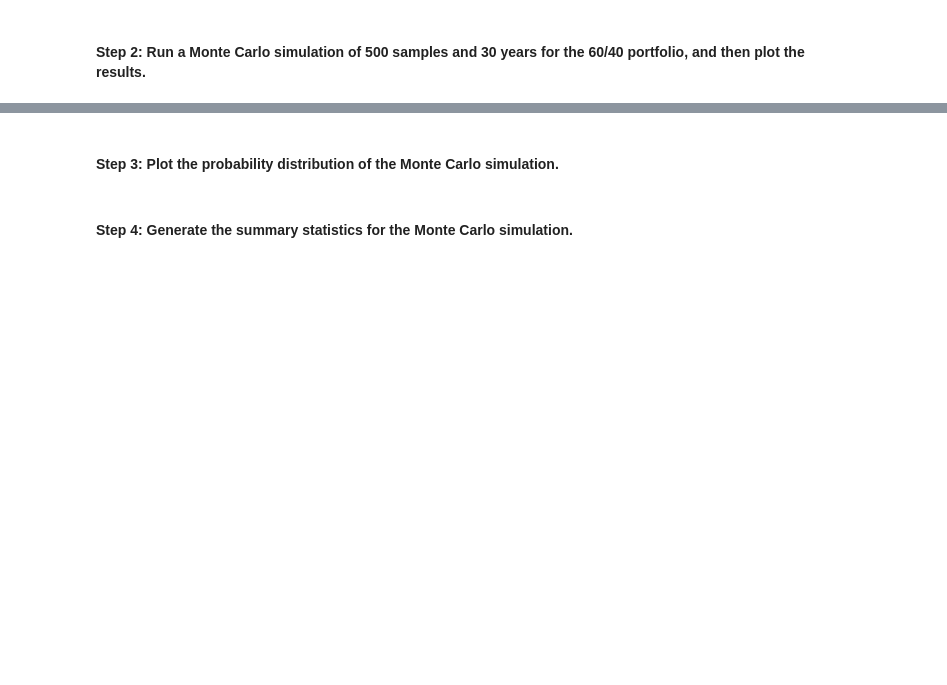
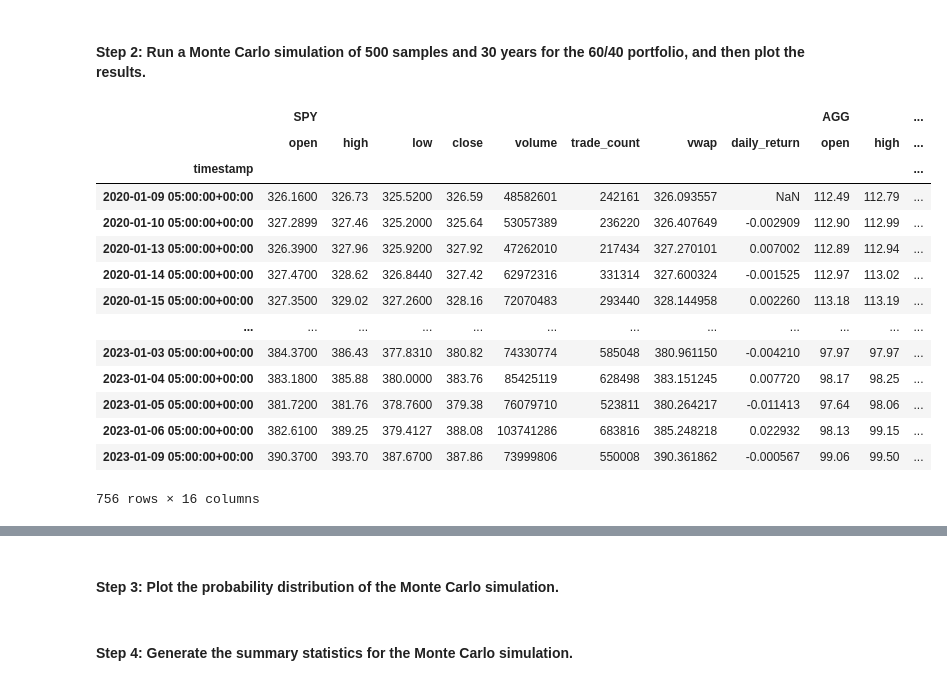
Before and after one commit to marvinlee100/Module_5_Challenge_FINAL, a Jupyter notebook: Challenge_Files/financial_planning_tools.ipynb, the cells around one changed output, grey strips where cells are left out. Drawn from its saved outputs; the diff is of its cells as text; code cells hidden in the pictures; blank space fills up the shorter version.

```diff
--- a/Challenge_Files/financial_planning_tools.ipynb
+++ b/Challenge_Files/financial_planning_tools.ipynb
@@ -404,22 +488,31 @@ In this section, you’ll use the MCForecastTools library to create a Monte Carl
 # %%
 # Set start and end dates of 3 years back from your current date
 # Alternatively, you can use an end date of 2020-08-07 and work 3 years back from that date
-# YOUR CODE HERE
-# YOUR CODE HERE
+start_date = pd.Timestamp("2020-01-09", tz = "America/New_York").isoformat()
+end_date = pd.Timestamp("2023-01-09", tz = "America/New_York").isoformat()
 # %%
 # Use the Alpaca get_bars function to make the API call to get the 3 years worth of pricing data
 # The tickers and timeframe parameters should have been set in Part 1 of this activity
 # The start and end dates should be updated with the information set above
 # Remember to add the df property to the end of the call so the response is returned as a DataFrame
-# YOUR CODE HERE
+prices_data_df = alpaca.get_bars(
+    tickers,
+    timeframe,
+    start = start_date,
+    end = end_date
+).df
+
+# Check how 'prices_data_df' looks now
+display(prices_data_df)
 
 # Reorganize the DataFrame
 # Separate ticker data
-# YOUR CODE HERE
+SPY = prices_data_df[prices_data_df['symbol']=='SPY'].drop('symbol', axis = 1)
+AGG = prices_data_df[prices_data_df['symbol']=='AGG'].drop('symbol', axis = 1)
 
 # Concatenate the ticker DataFrames
-# YOUR CODE HERE
+prices_data_df = pd.concat([SPY, AGG], axis = 1, keys = ["SPY", "AGG"])
 
 # Display both the first and last five rows of the DataFrame
-# YOUR CODE HERE
-# YOUR CODE HERE
+display((prices_data_df).head())
+display((prices_data_df).head())
@@ -428,10 +552,31 @@ In this section, you’ll use the MCForecastTools library to create a Monte Carl
 # %%
 # Configure the Monte Carlo simulation to forecast 30 years cumulative returns
 # The weights should be split 40% to AGG and 60% to SPY.
 # Run 500 samples.
-# YOUR CODE HERE
+MC_60SPY_40AGG_weight = MCSimulation(
+    portfolio_data = prices_data_df,
+    weights = [0.60, 0.40],
+    num_simulation = 500,
+    num_trading_days = 252 * 30
+)
 
 # Review the simulation input data
-# YOUR CODE HERE
+MC_60SPY_40AGG_weight.portfolio_data
+# %% [output]
+|  | SPY |  |  |  |  |  |  |  | AGG |  | ... |
+|  | open | high | low | close | volume | trade_count | vwap | daily_return | open | high | ... |
+| timestamp |  |  |  |  |  |  |  |  |  |  | ... |
+| 2020-01-09 05:00:00+00:00 | 326.1600 | 326.73 | 325.5200 | 326.59 | 48582601 | 242161 | 326.093557 | NaN | 112.49 | 112.79 | ... |
+| 2020-01-10 05:00:00+00:00 | 327.2899 | 327.46 | 325.2000 | 325.64 | 53057389 | 236220 | 326.407649 | -0.002909 | 112.90 | 112.99 | ... |
+| 2020-01-13 05:00:00+00:00 | 326.3900 | 327.96 | 325.9200 | 327.92 | 47262010 | 217434 | 327.270101 | 0.007002 | 112.89 | 112.94 | ... |
+| 2020-01-14 05:00:00+00:00 | 327.4700 | 328.62 | 326.8440 | 327.42 | 62972316 | 331314 | 327.600324 | -0.001525 | 112.97 | 113.02 | ... |
+| 2020-01-15 05:00:00+00:00 | 327.3500 | 329.02 | 327.2600 | 328.16 | 72070483 | 293440 | 328.144958 | 0.002260 | 113.18 | 113.19 | ... |
+| ... | ... | ... | ... | ... | ... | ... | ... | ... | ... | ... | ... |
+| 2023-01-03 05:00:00+00:00 | 384.3700 | 386.43 | 377.8310 | 380.82 | 74330774 | 585048 | 380.961150 | -0.004210 | 97.97 | 97.97 | ... |
+| 2023-01-04 05:00:00+00:00 | 383.1800 | 385.88 | 380.0000 | 383.76 | 85425119 | 628498 | 383.151245 | 0.007720 | 98.17 | 98.25 | ... |
+| 2023-01-05 05:00:00+00:00 | 381.7200 | 381.76 | 378.7600 | 379.38 | 76079710 | 523811 | 380.264217 | -0.011413 | 97.64 | 98.06 | ... |
+| 2023-01-06 05:00:00+00:00 | 382.6100 | 389.25 | 379.4127 | 388.08 | 103741286 | 683816 | 385.248218 | 0.022932 | 98.13 | 99.15 | ... |
+| 2023-01-09 05:00:00+00:00 | 390.3700 | 393.70 | 387.6700 | 387.86 | 73999806 | 550008 | 390.361862 | -0.000567 | 99.06 | 99.50 | ... |
+756 rows × 16 columns
 # %%
 # Run the Monte Carlo simulation to forecast 30 years cumulative returns
```
Also changed, not shown: parts of 39 cells of this notebook.
